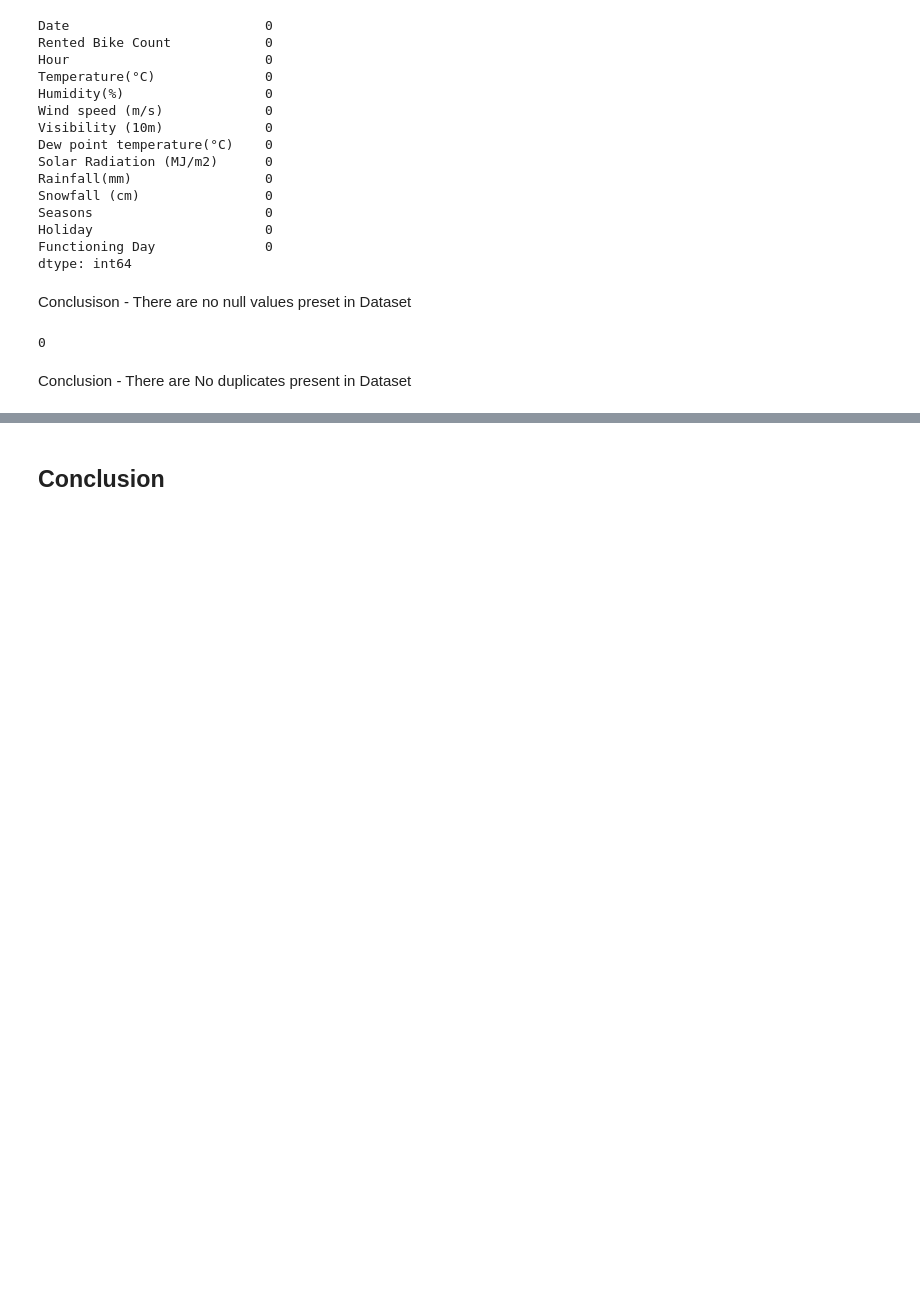
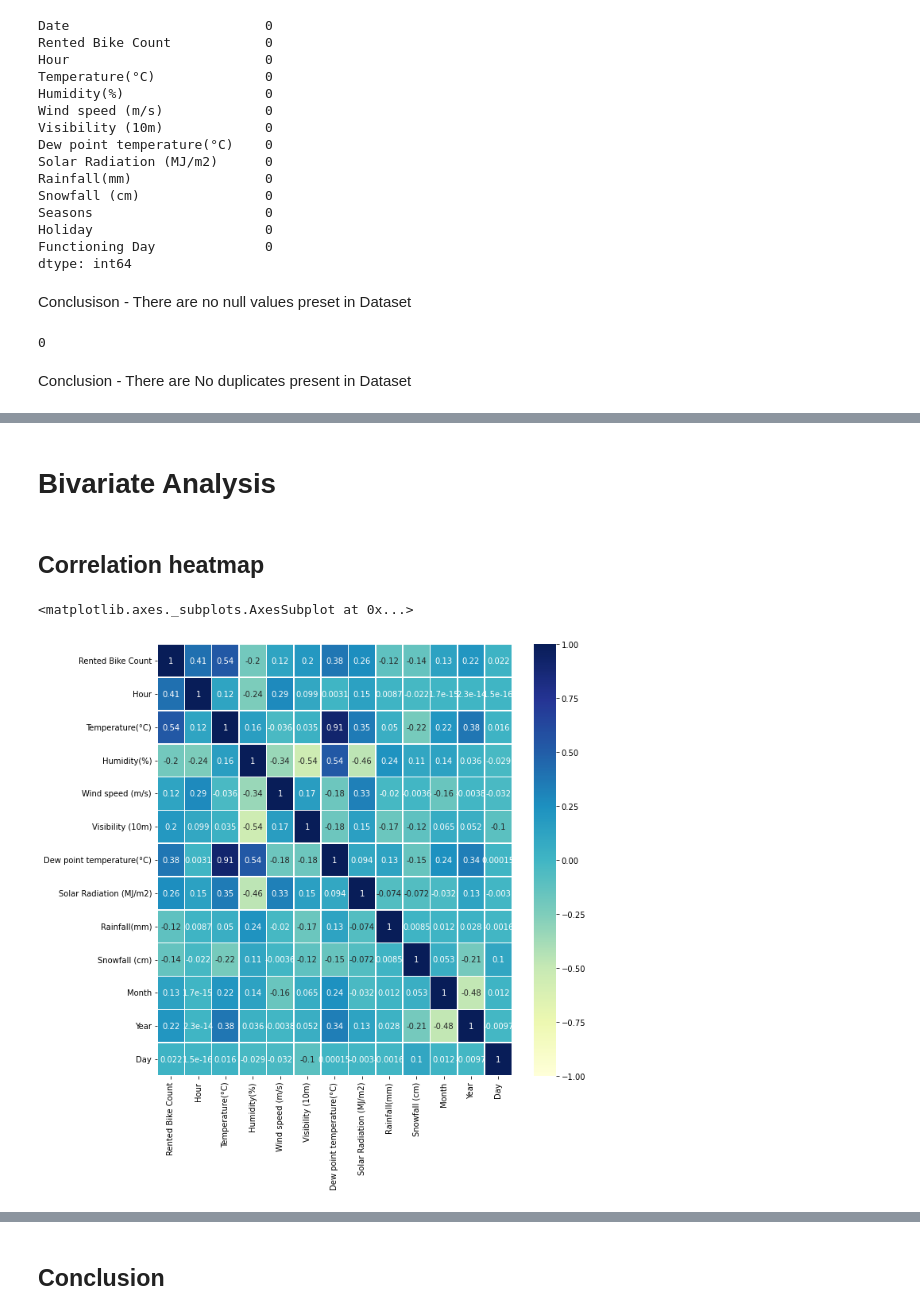
Before and after one commit to aditya8075/Bike-Sharing-Demand-Prediction---Supervised-machine-Learning-Regression, a Jupyter notebook: Bike_Sharing_Demand_Prediction_Supervised_machine_Learning.ipynb, the cells around one changed output, grey strips where cells are left out. Cells and saved outputs as stored; diff of their text form; code cells hidden in the pictures; blank space fills up the shorter version.

```diff
--- a/Bike_Sharing_Demand_Prediction_Supervised_machine_Learning.ipynb
+++ b/Bike_Sharing_Demand_Prediction_Supervised_machine_Learning.ipynb
@@ -1370,0 +306,11 @@ results_df
+# %% [markdown]
+# Bivariate Analysis
+# %% [markdown]
+## Correlation heatmap
+# %%
+#Correlation heatmap of numerical features in the dataset
+plt.figure(figsize = (10,10))
+sns.heatmap(bd_df.corr(),annot=True,linewidth = 0.5, vmin=-1, vmax=1, cmap = 'YlGnBu')
+# %% [output]
+<matplotlib.axes._subplots.AxesSubplot at 0x...>
+[figure, added]
```
Also changed, not shown: parts of 359 cells of this notebook.
